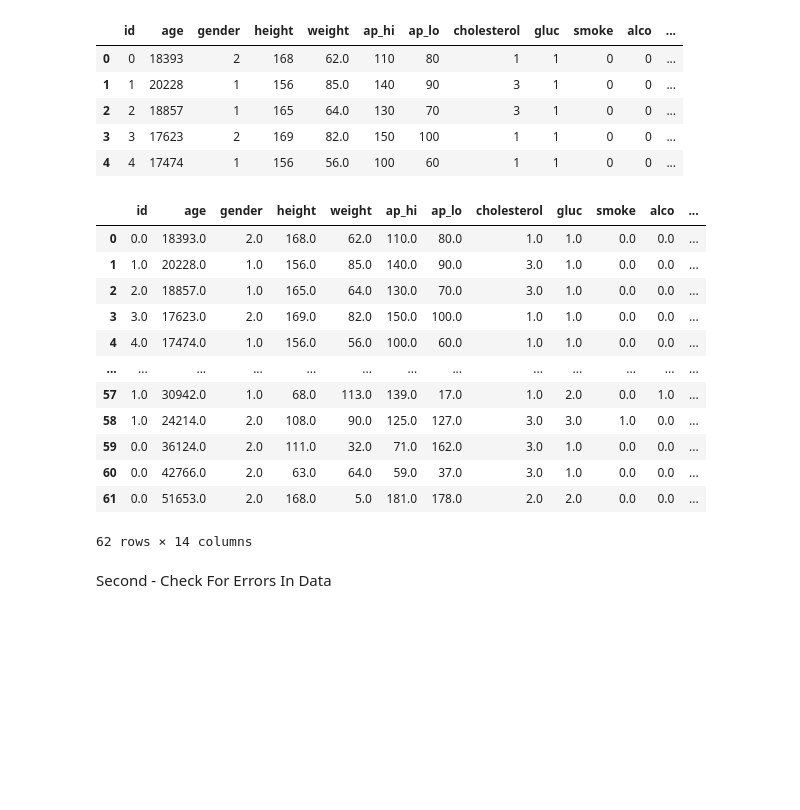
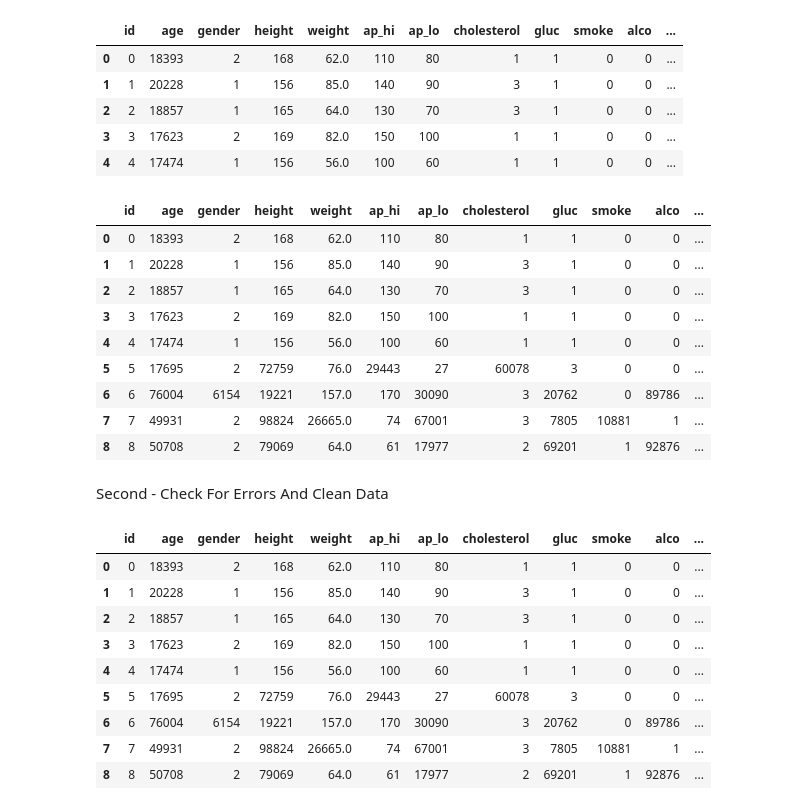
Before and after one commit to bojiix/RAM-OSI-BAN-AI, a Jupyter notebook: ErrorFilterAndOthers.ipynb, the cells around one changed output. Drawn from its saved outputs; the diff is of its cells as text; code cells hidden in the pictures; blank space fills up the shorter version.

```diff
--- a/ErrorFilterAndOthers.ipynb
+++ b/ErrorFilterAndOthers.ipynb
@@ -275,11 +279,16 @@ aux
 | 4 | 4 | 17474 | 1 | 156 | 56.0 | 100 | 60 | 1 | 1 | 0 | 0 | ... |
 # %%
 def generateArray(cond, num, lims):
-  return np.random.randint(lims[0], lims[1] + 1, size=num)
+  arr = []
+  if cond == True:
+    arr = np.random.randint(lims[0], lims[1] + 1, size=num)
+  else:
+    arr = np.random.randint(lims[1] + 2, 100000, size=num)
+  return arr
 # %%
 def createData(assign_vec, num):
   obj = {
-      "id": generateArray(assign_vec[0], num, [0, 1]),
+      "id": aux.tail(1)['id'] + 1,
       "age": generateArray(assign_vec[1], num, [0, 54750]),
       "gender": generateArray(assign_vec[2], num, [1, 2]),
       "height": generateArray(assign_vec[3], num, [30, 250]),
@@ -292,7 +301,7 @@ def createData(assign_vec, num):
       "alco": generateArray(assign_vec[10], num, [0, 1]),
       "active": generateArray(assign_vec[11], num, [0, 1]),
       "cardio": generateArray(assign_vec[12], num, [0, 1]),
-      "years": generateArray(assign_vec[13], num, [0, 150]),
+      "years": generateArray(assign_vec[13], num, [0, 125]),
   }
   to_adddf = pd.DataFrame(obj)
   return to_adddf
@@ -302,25 +308,22 @@ def true_false():
 # %%
 def generateData(aux, n):
   for i in range(n):
-    arr = np.array(len(aux.columns) * [true_false()])
+    arr = np.random.choice([True, False], size=len(aux.columns))
     aux = aux.append(createData(arr, 1), ignore_index=True)
   return aux
 # %%
-aux = generateData(aux, 10)
+aux = generateData(aux, 1)
 aux
 # %% [output]
 |  | id | age | gender | height | weight | ap_hi | ap_lo | cholesterol | gluc | smoke | alco | ... |
-| 0 | 0.0 | 18393.0 | 2.0 | 168.0 | 62.0 | 110.0 | 80.0 | 1.0 | 1.0 | 0.0 | 0.0 | ... |
-| 1 | 1.0 | 20228.0 | 1.0 | 156.0 | 85.0 | 140.0 | 90.0 | 3.0 | 1.0 | 0.0 | 0.0 | ... |
-| 2 | 2.0 | 18857.0 | 1.0 | 165.0 | 64.0 | 130.0 | 70.0 | 3.0 | 1.0 | 0.0 | 0.0 | ... |
-| 3 | 3.0 | 17623.0 | 2.0 | 169.0 | 82.0 | 150.0 | 100.0 | 1.0 | 1.0 | 0.0 | 0.0 | ... |
-| 4 | 4.0 | 17474.0 | 1.0 | 156.0 | 56.0 | 100.0 | 60.0 | 1.0 | 1.0 | 0.0 | 0.0 | ... |
-| ... | ... | ... | ... | ... | ... | ... | ... | ... | ... | ... | ... | ... |
-| 57 | 1.0 | 30942.0 | 1.0 | 68.0 | 113.0 | 139.0 | 17.0 | 1.0 | 2.0 | 0.0 | 1.0 | ... |
-| 58 | 1.0 | 24214.0 | 2.0 | 108.0 | 90.0 | 125.0 | 127.0 | 3.0 | 3.0 | 1.0 | 0.0 | ... |
-| 59 | 0.0 | 36124.0 | 2.0 | 111.0 | 32.0 | 71.0 | 162.0 | 3.0 | 1.0 | 0.0 | 0.0 | ... |
-| 60 | 0.0 | 42766.0 | 2.0 | 63.0 | 64.0 | 59.0 | 37.0 | 3.0 | 1.0 | 0.0 | 0.0 | ... |
-| 61 | 0.0 | 51653.0 | 2.0 | 168.0 | 5.0 | 181.0 | 178.0 | 2.0 | 2.0 | 0.0 | 0.0 | ... |
+| 0 | 0 | 18393 | 2 | 168 | 62.0 | 110 | 80 | 1 | 1 | 0 | 0 | ... |
+| 1 | 1 | 20228 | 1 | 156 | 85.0 | 140 | 90 | 3 | 1 | 0 | 0 | ... |
+| 2 | 2 | 18857 | 1 | 165 | 64.0 | 130 | 70 | 3 | 1 | 0 | 0 | ... |
+| 3 | 3 | 17623 | 2 | 169 | 82.0 | 150 | 100 | 1 | 1 | 0 | 0 | ... |
+| 4 | 4 | 17474 | 1 | 156 | 56.0 | 100 | 60 | 1 | 1 | 0 | 0 | ... |
+| 5 | 5 | 17695 | 2 | 72759 | 76.0 | 29443 | 27 | 60078 | 3 | 0 | 0 | ... |
+| 6 | 6 | 76004 | 6154 | 19221 | 157.0 | 170 | 30090 | 3 | 20762 | 0 | 89786 | ... |
+| 7 | 7 | 49931 | 2 | 98824 | 26665.0 | 74 | 67001 | 3 | 7805 | 10881 | 1 | ... |
+| 8 | 8 | 50708 | 2 | 79069 | 64.0 | 61 | 17977 | 2 | 69201 | 1 | 92876 | ... |
-62 rows × 14 columns
 # %% [markdown]
-Second - Check For Errors In Data
+Second - Check For Errors And Clean Data
@@ -326,0 +333,15 @@ Second - Check For Errors In Data
+# %%
+error = False
+aux = clearErrorsFromMyData(aux.copy()) if error == True else aux
+aux
+# %% [output]
+|  | id | age | gender | height | weight | ap_hi | ap_lo | cholesterol | gluc | smoke | alco | ... |
+| 0 | 0 | 18393 | 2 | 168 | 62.0 | 110 | 80 | 1 | 1 | 0 | 0 | ... |
+| 1 | 1 | 20228 | 1 | 156 | 85.0 | 140 | 90 | 3 | 1 | 0 | 0 | ... |
+| 2 | 2 | 18857 | 1 | 165 | 64.0 | 130 | 70 | 3 | 1 | 0 | 0 | ... |
+| 3 | 3 | 17623 | 2 | 169 | 82.0 | 150 | 100 | 1 | 1 | 0 | 0 | ... |
+| 4 | 4 | 17474 | 1 | 156 | 56.0 | 100 | 60 | 1 | 1 | 0 | 0 | ... |
+| 5 | 5 | 17695 | 2 | 72759 | 76.0 | 29443 | 27 | 60078 | 3 | 0 | 0 | ... |
+| 6 | 6 | 76004 | 6154 | 19221 | 157.0 | 170 | 30090 | 3 | 20762 | 0 | 89786 | ... |
+| 7 | 7 | 49931 | 2 | 98824 | 26665.0 | 74 | 67001 | 3 | 7805 | 10881 | 1 | ... |
+| 8 | 8 | 50708 | 2 | 79069 | 64.0 | 61 | 17977 | 2 | 69201 | 1 | 92876 | ... |
```
Also changed, not shown: parts of 8 cells of this notebook.
